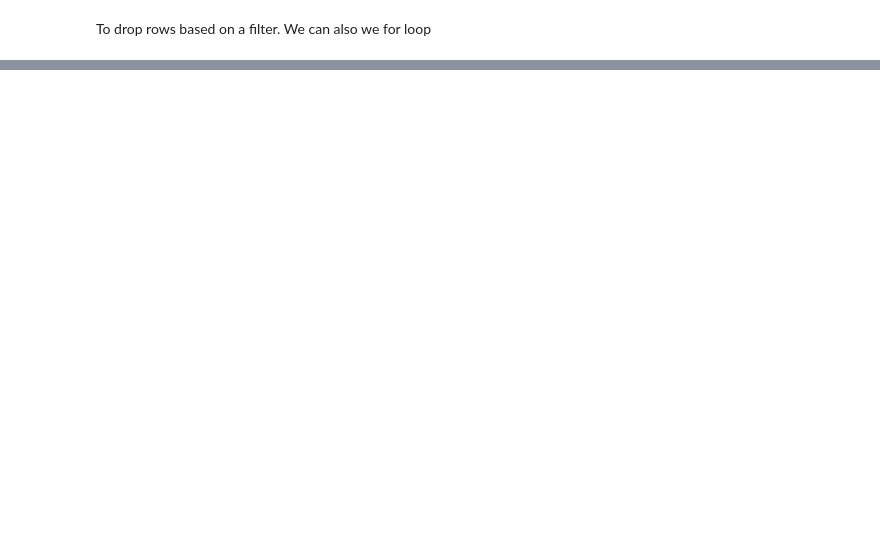
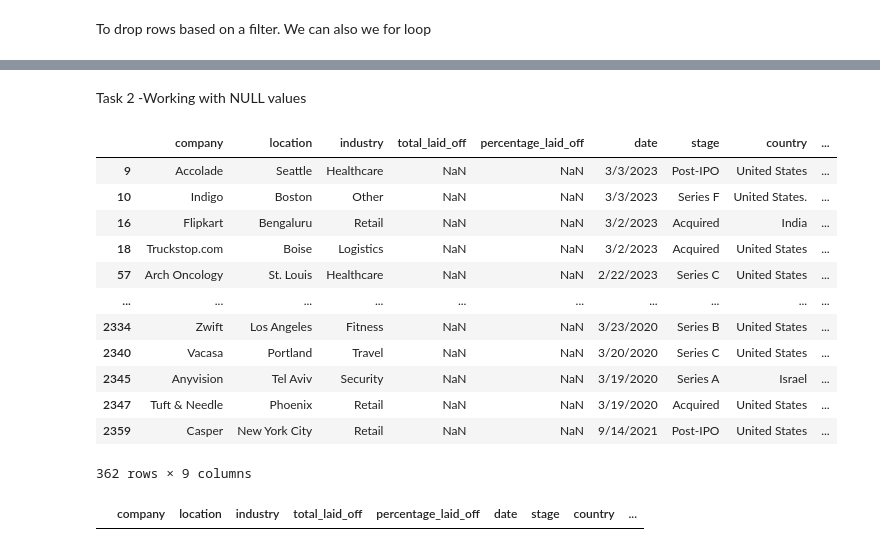
Before and after one commit to SrinidhV/Learning_Python_ML_Stats_With_Projects, a Jupyter notebook: data_cleaning_code.ipynb, the cells around one changed output, grey strips where cells are left out. Cells and saved outputs as stored; diff of their text form; code cells hidden in the pictures; blank space fills up the shorter version.

```diff
--- a/data_cleaning_code.ipynb
+++ b/data_cleaning_code.ipynb
@@ -223,0 +215,2 @@ df.reset_index(drop  =True)
+# %%
+df= pd.read_csv(r"C:\Users\vudit\OneDrive\Desktop\Data Science\Projects\SQL Projects\Data Cleaning Project\layoffs.csv")
@@ -223,0 +251,33 @@ df.reset_index(drop  =True)
+# %% [markdown]
+Task 2 -Working with NULL values
+# %%
+#df[df['company'].isin(['Airbnb','Bally\'s Interactive', 'Juul','Carvana'])].sort_values(by = 'company')
+df[df['stage'].isnull()]
+# %% [output]
+|  | company | location | industry | total_laid_off | percentage_laid_off | date | stage | country | ... |
+| 9 | Accolade | Seattle | Healthcare | NaN | NaN | 3/3/2023 | Post-IPO | United States | ... |
+| 10 | Indigo | Boston | Other | NaN | NaN | 3/3/2023 | Series F | United States. | ... |
+| 16 | Flipkart | Bengaluru | Retail | NaN | NaN | 3/2/2023 | Acquired | India | ... |
+| 18 | Truckstop.com | Boise | Logistics | NaN | NaN | 3/2/2023 | Acquired | United States | ... |
+| 57 | Arch Oncology | St. Louis | Healthcare | NaN | NaN | 2/22/2023 | Series C | United States | ... |
+| ... | ... | ... | ... | ... | ... | ... | ... | ... | ... |
+| 2334 | Zwift | Los Angeles | Fitness | NaN | NaN | 3/23/2020 | Series B | United States | ... |
+| 2340 | Vacasa | Portland | Travel | NaN | NaN | 3/20/2020 | Series C | United States | ... |
+| 2345 | Anyvision | Tel Aviv | Security | NaN | NaN | 3/19/2020 | Series A | Israel | ... |
+| 2347 | Tuft & Needle | Phoenix | Retail | NaN | NaN | 3/19/2020 | Acquired | United States | ... |
+| 2359 | Casper | New York City | Retail | NaN | NaN | 9/14/2021 | Post-IPO | United States | ... |
+362 rows × 9 columns
+# %%
+#Filling the Nan industry values from similar companies
+a=df.sort_values(by ='company')
+df['industry'] = df.groupby('company')['industry'].bfill()
+
+df[df['company'].isin(['Airbnb','Juul'])]
+
+
+
+#Checking the numeric column for nulls
+b = df[df['total_laid_off'].isnull() & df['percentage_laid_off'].isnull()].index
+df=df.drop(index = b)
+# %% [output]
+|  | company | location | industry | total_laid_off | percentage_laid_off | date | stage | country | ... |
```
Also changed, not shown: parts of 12 cells of this notebook.
